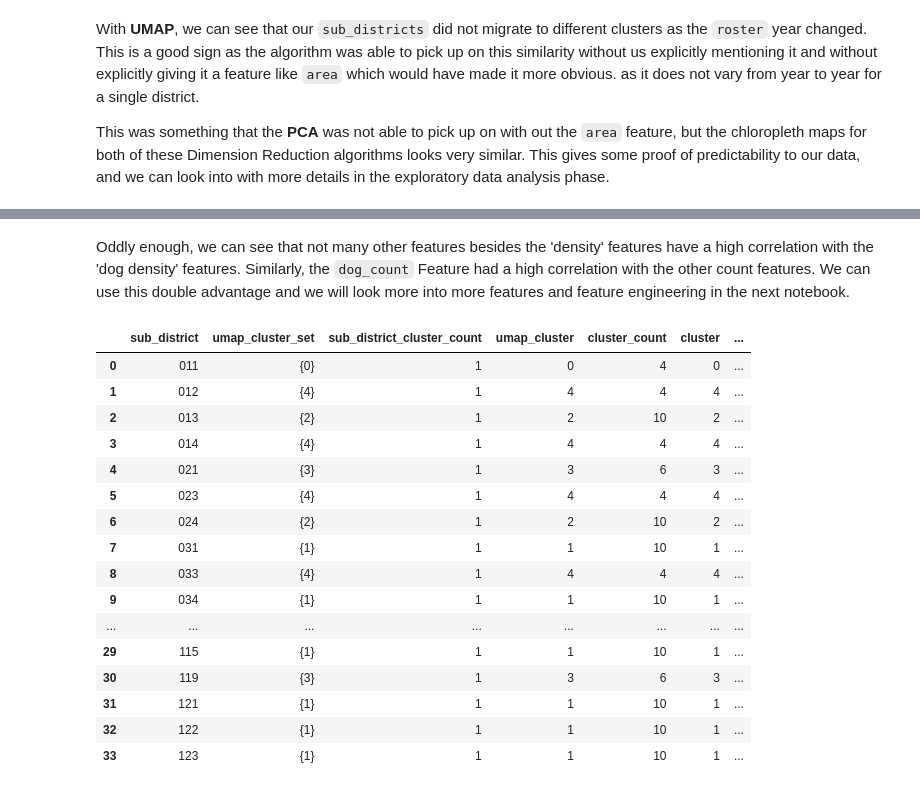
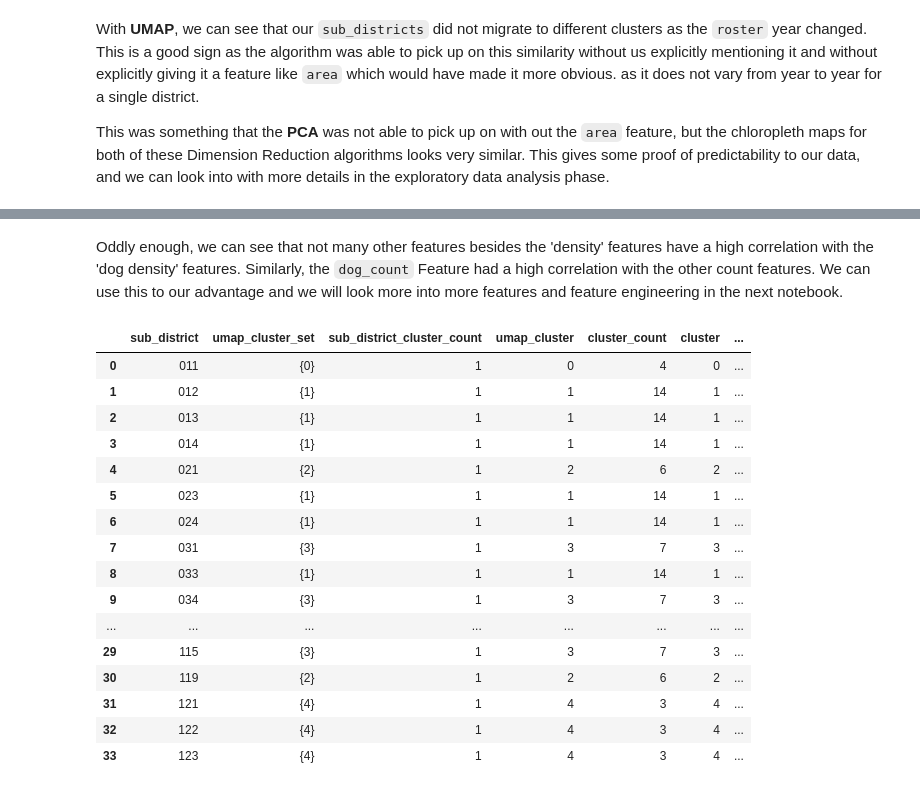
Before and after one commit to jonnross88/WhoLetThePuppiesIn, a Jupyter notebook: notebooks/02_data_wrangling.ipynb, the cells around one changed output, grey strips where cells are left out. Cells and saved outputs as stored; diff of their text form; code cells hidden in the pictures.

Commit message:
corrected some of the data leakage

```diff
--- a/notebooks/02_data_wrangling.ipynb
+++ b/notebooks/02_data_wrangling.ipynb
@@ -643,6 +704,6 @@ Dataset now has 71212 rows and 31 columns
 # %%
 # Unique values for "mixed_type" column
-breed_cat_list_de = zurich_dog_data["mixed_type"].unique().tolist()
+breed_cat_list_de = dog_data["mixed_type"].unique().tolist()
 print("Breed Categories (German):")
 display(breed_cat_list_de)
 
@@ -2050,6 +2272,8 @@ hv.Layout(
 # %%
 # Get the best number of clusters for silhouette score
-best_n_clusters = pca_scores.loc[pca_scores["silhouette"].idxmax()]["n_clusters"]
+best_n_clusters = pca_scores.loc[pca_scores["silhouette_score"].idxmax()][
+    "num_clusters"
+]
 print(f"Best number of clusters Silhouette: {best_n_clusters}")
 
 # Apply k-means clustering to the PCA data
@@ -2243,26 +2454,26 @@ def get_umap_plot(neighbor, n_clusters):
     return hv.Layout(plots).cols(2).opts(shared_axes=False)
 # %%
 clusters_scores_df = hf.calculate_clusters_scores(
-    embeddings_dict, n_clusters
-).sort_values(by="silhouette", ascending=False)
+    embeddings_dict, cluster_range
+).sort_values(by="silhouette_score", ascending=False)
 
 # get the embeddings for the best silhouette score,
 # the best calinski_harabasz score and
 best_silhouette_embeddings = clusters_scores_df.loc[
-    clusters_scores_df["silhouette"].idxmax()
+    clusters_scores_df["silhouette_score"].idxmax()
 ]
 best_calinski_harabasz_embeddings = clusters_scores_df.loc[
-    clusters_scores_df["calinski_harabasz"].idxmax()
+    clusters_scores_df["calinski_harabasz_score"].idxmax()
 ]
 # the best davies_bouldin score. Here we look for the minimum value
 best_davies_bouldin_embeddings = clusters_scores_df.loc[
-    clusters_scores_df["davies_bouldin"].idxmin()
+    clusters_scores_df["davies_bouldin_score"].idxmin()
 ]
 print(
     f"""
-Best Silhouette Score:{best_silhouette_embeddings["silhouette"]:.3f}\n
-Best Calinski Harabasz Score:{best_calinski_harabasz_embeddings["calinski_harabasz"]:.0f}\n
-Best Davies Bouldin Score:{best_davies_bouldin_embeddings["davies_bouldin"]:.3f}
+Best Silhouette Score:{best_silhouette_embeddings["silhouette_score"]:.3f}\n
+Best Calinski Harabasz Score:{best_calinski_harabasz_embeddings["calinski_harabasz_score"]:.0f}\n
+Best Davies Bouldin Score:{best_davies_bouldin_embeddings["davies_bouldin_score"]:.3f}
 """
 )
 # display the 3 embeddings
@@ -2305,7 +2516,7 @@ Launching server at http://localhost:50229
 # %%
 # get the embedding from embedding dict for the best silhouette score
 best_silhouette_embeddings_key = best_silhouette_embeddings["embedding_key"]
-best_silhouette_n_clusters = best_silhouette_embeddings["n_clusters"]
+best_silhouette_n_clusters = best_silhouette_embeddings["num_clusters"]
 
 # get the actual embeddings
 embeddings_of_best_silhouette = embeddings_dict[best_silhouette_embeddings_key]
@@ -2314,7 +2525,7 @@ print(f"Best silhouette n_clusters: {best_silhouette_n_clusters}")
 
 # get the cluster labels for the best silhouette score
 best_silhouette_cluster_labels = hf.compute_kmeans_labels(
-    embeddings_of_best_silhouette, best_silhouette_embeddings["n_clusters"]
+    embeddings_of_best_silhouette, best_silhouette_embeddings["num_clusters"]
 )
 
 # see which sub_districts are in which cluster
@@ -2323,17 +2534,19 @@ best_silhouette_embeddings_df = hf.create_clustered_data_df(
 )
 # Add in the sub_district, district, and roster columns
 best_silhouette_embeddings_df = hf.add_columns(
-    best_silhouette_embeddings_df, z_subd_merged, ["sub_district", "district", "roster"]
+    best_silhouette_embeddings_df, z_subd_merged, [
+        "sub_district", "district", "roster"]
 )
 
 # group by cluster to see which subdistricts-roster combinations are in which cluster
 clusters_sub_districts = (
-    best_silhouette_embeddings_df.groupby(["cluster", "roster"])["sub_district"]
+    best_silhouette_embeddings_df.groupby(
+        ["cluster", "roster"])["sub_district"]
     .apply(list)
     .reset_index(name="sub_districts_cluster")
 )
 # Ensure that each sub_district is only in one cluster
-clusters_sub_districts
+# clusters_sub_districts.head(100)
 # %% [output]
 Best silhouette embedding key: (10, 0.1)
 Best silhouette n_clusters: 5
@@ -2492,51 +2689,49 @@ merged_heatmap_corr * annotated_heatmap_corr
 # %% [output]
 [interactive output not drawn]
 # %% [markdown]
-Oddly enough, we can see that not many other features besides the 'density' features have a high correlation with the 'dog density' features. Similarly, the `dog_count` Feature had a high correlation with the other count features. We can use this double advantage and we will look more into more features and feature engineering in the next notebook.
+Oddly enough, we can see that not many other features besides the 'density' features have a high correlation with the 'dog density' features. Similarly, the `dog_count` Feature had a high correlation with the other count features. We can use this to our advantage and we will look more into more features and feature engineering in the next notebook.
 # %%
 # sub_district_umap_cluster
 # cluster_sub_d
 # %%
-z_subd_merged_2015
 sub_district_umap_cluster.merge(
     sub_district_pca_cluster,
 ).rename(
     columns={
         "sub_district_cluster_count": "pca_cluster_count",
         "cluster_count": "umap_cluster_count",
     }
 )
 
 
 cluster_sub_d = clusters_sub_districts[["cluster", "sub_districts_cluster"]]
 cluster_sub_d["sub_districts_cluster"] = cluster_sub_d["sub_districts_cluster"].apply(
     frozenset
 )
 cluster_sub_d = cluster_sub_d.drop_duplicates()
 cluster_sub_d["sub_districts_cluster"] = cluster_sub_d["sub_districts_cluster"].apply(
     set
 )
-sub_district_umap_cluster["cluster"] = sub_district_umap_cluster["umap_cluster"].copy(
-)
+sub_district_umap_cluster["cluster"] = sub_district_umap_cluster["umap_cluster"].copy()
 
 # cluster_sub_d
 a_copy_dataframe = sub_district_umap_cluster.merge(cluster_sub_d)
 a_copy_dataframe
 # %% [output]
 |  | sub_district | umap_cluster_set | sub_district_cluster_count | umap_cluster | cluster_count | cluster | ... |
 | 0 | 011 | {0} | 1 | 0 | 4 | 0 | ... |
-| 1 | 012 | {4} | 1 | 4 | 4 | 4 | ... |
-| 2 | 013 | {2} | 1 | 2 | 10 | 2 | ... |
-| 3 | 014 | {4} | 1 | 4 | 4 | 4 | ... |
-| 4 | 021 | {3} | 1 | 3 | 6 | 3 | ... |
-| 5 | 023 | {4} | 1 | 4 | 4 | 4 | ... |
-| 6 | 024 | {2} | 1 | 2 | 10 | 2 | ... |
-| 7 | 031 | {1} | 1 | 1 | 10 | 1 | ... |
-| 8 | 033 | {4} | 1 | 4 | 4 | 4 | ... |
-| 9 | 034 | {1} | 1 | 1 | 10 | 1 | ... |
+| 1 | 012 | {1} | 1 | 1 | 14 | 1 | ... |
+| 2 | 013 | {1} | 1 | 1 | 14 | 1 | ... |
+| 3 | 014 | {1} | 1 | 1 | 14 | 1 | ... |
+| 4 | 021 | {2} | 1 | 2 | 6 | 2 | ... |
+| 5 | 023 | {1} | 1 | 1 | 14 | 1 | ... |
+| 6 | 024 | {1} | 1 | 1 | 14 | 1 | ... |
+| 7 | 031 | {3} | 1 | 3 | 7 | 3 | ... |
+| 8 | 033 | {1} | 1 | 1 | 14 | 1 | ... |
+| 9 | 034 | {3} | 1 | 3 | 7 | 3 | ... |
 | ... | ... | ... | ... | ... | ... | ... | ... |
-| 29 | 115 | {1} | 1 | 1 | 10 | 1 | ... |
-| 30 | 119 | {3} | 1 | 3 | 6 | 3 | ... |
-| 31 | 121 | {1} | 1 | 1 | 10 | 1 | ... |
-| 32 | 122 | {1} | 1 | 1 | 10 | 1 | ... |
-| 33 | 123 | {1} | 1 | 1 | 10 | 1 | ... |
+| 29 | 115 | {3} | 1 | 3 | 7 | 3 | ... |
+| 30 | 119 | {2} | 1 | 2 | 6 | 2 | ... |
+| 31 | 121 | {4} | 1 | 4 | 3 | 4 | ... |
+| 32 | 122 | {4} | 1 | 4 | 3 | 4 | ... |
+| 33 | 123 | {4} | 1 | 4 | 3 | 4 | ... |
```
Also changed, not shown: parts of 45 cells of this notebook, 4 other files.
